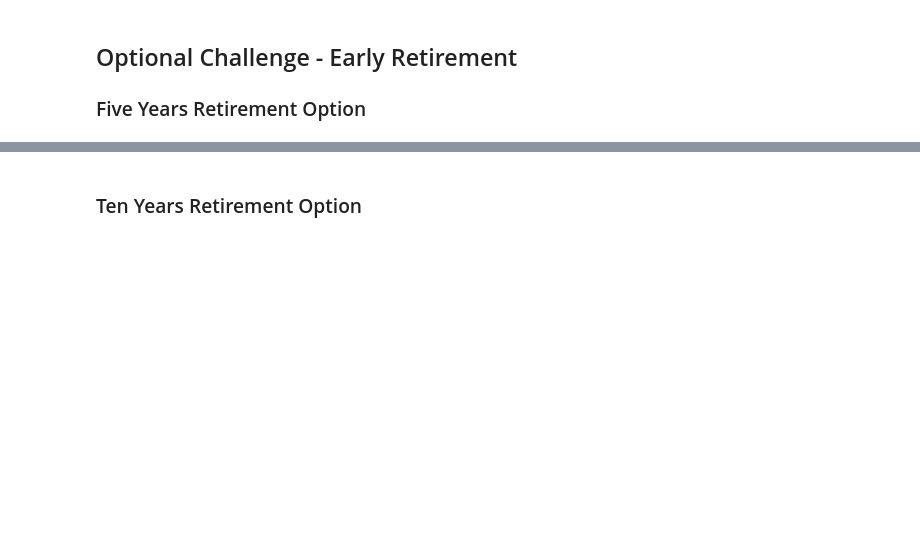
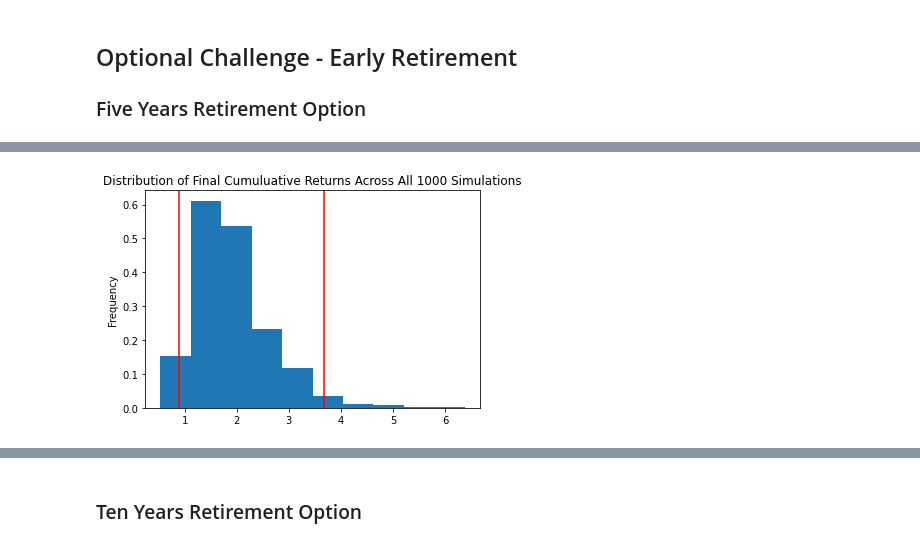
Before and after one commit to pdellis85/API_HW, a Jupyter notebook: financial-planner.ipynb, the cells around one changed output, grey strips where cells are left out. Saved outputs shown, nothing was run; the diff lists cells and outputs as text; code cells hidden in the pictures; blank space fills up the shorter version.

```diff
--- a/financial-planner.ipynb
+++ b/financial-planner.ipynb
@@ -326,4 +346,14 @@ print(f"There is a 95% chance that an initial investment of ${initial_investment
 
 
 ### Five Years Retirement Option
+# %%
+# Configuring a Monte Carlo simulation to forecast 5 years cumulative returns with 20/80 bonds to stock ratio
+num_sims = 1000
+
+MC_Daily = MCSimulation(
+    portfolio_data = df_stock_data,
+    weights = [.20,.80],
+    num_simulation = num_sims,
+    num_trading_days = 252*5
+)
 # %%
@@ -338,5 +405,7 @@ print(f"There is a 95% chance that an initial investment of ${initial_investment
 # %%
 # Plot probability distribution and confidence intervals
-# YOUR CODE HERE!
+dist_plot = MC_Daily.plot_distribution()
+# %% [output]
+[figure, added]
 # %%
 # Fetch summary statistics from the Monte Carlo simulation results
```
Also changed, not shown: parts of 24 cells of this notebook.
